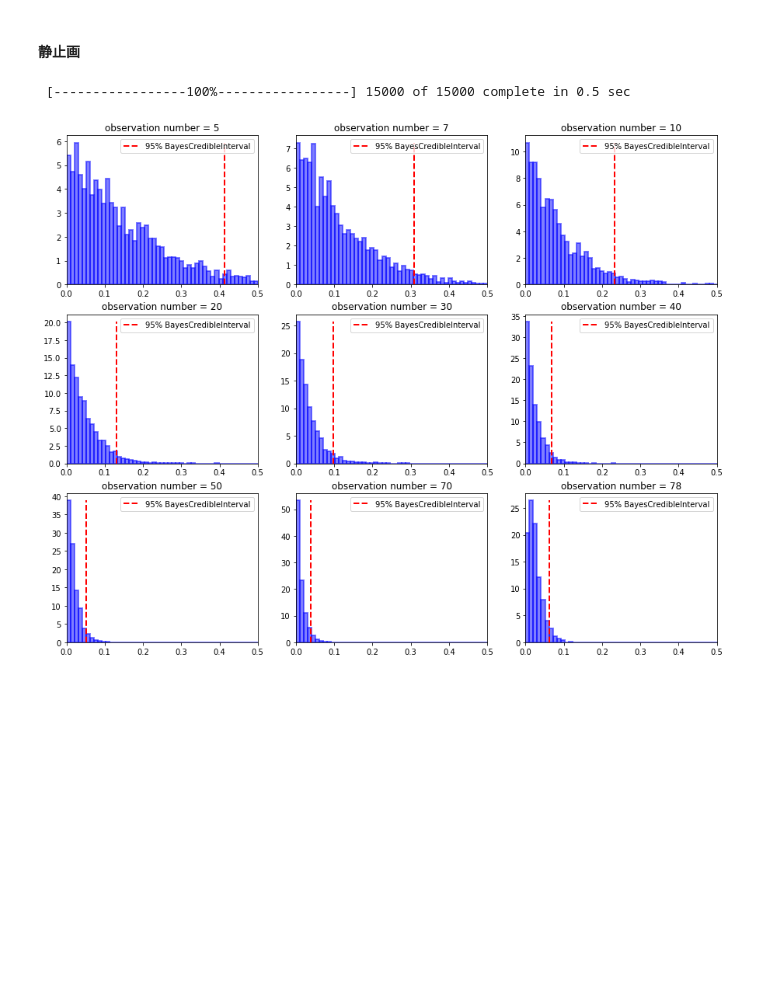
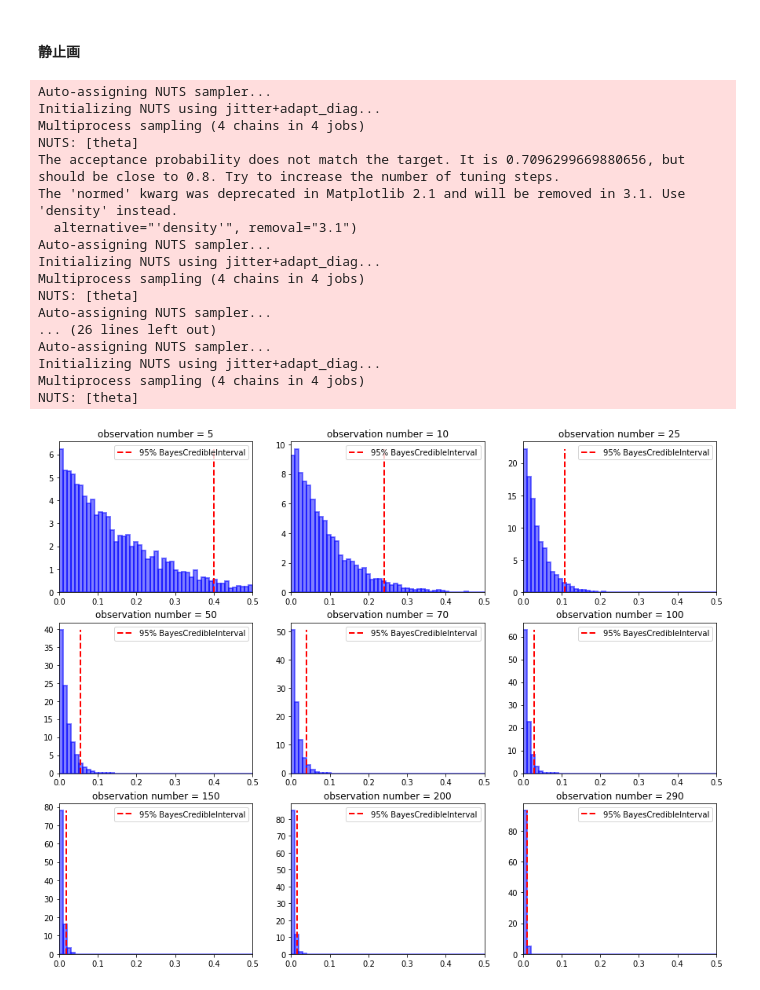
Before and after one commit to tok41/choco-ball-statistics, a Jupyter notebook: analysis/jupyter/estimate-angel-rate.ipynb, the cells around one changed output. Drawn from its saved outputs; the diff is of its cells as text; code cells hidden in the pictures; blank space fills up the shorter version.

```diff
--- a/analysis/jupyter/estimate-angel-rate.ipynb
+++ b/analysis/jupyter/estimate-angel-rate.ipynb
@@ -45,0 +22,4 @@ Shape of MeasurementData(record_num, n_columns) : (78, 13)
+# %%
+data = util.get_data(
+    db_file='../../data/choco-ball.db',
+    filter_str='campaign is not 1 and taste is not 10')
@@ -106,0 +61,23 @@ print("95% BayesCredibleInterval : {}".format(bci))
+# %%
+def getMCMCResult(data, n_sample=2000):
+    """
+    MCMCでエンゼルの出現確率を予測する
+    Args:
+        data:エンゼルの観測結果(array)
+        n_sample:MCMCシミュレーションの回数(integer)
+        n_burn:捨てる数(integer)
+    """
+    with pm.Model() as model_g:
+        #theta = pm.Uniform('theta', lower=0, upper=1) # 一様分布
+        theta = pm.Beta('theta', alpha=1.0, beta=1.0)
+        #theta = pm.Beta('theta', alpha=1, beta=100)
+        obs = pm.Binomial('obs', n=len(data), p=theta, observed=sum(data))
+        #obs = pm.Bernoulli('obs', p=theta, observed=data)
+        start = pm.find_MAP()
+        #step = pm.Metropolis()
+        trace = pm.sample(n_sample, start=start, chains=4)
+        #trace = pm.sample(n_sample, step=step, start=start, chains=4)
+    return trace
+
+trace_g = getMCMCResult(data_angel_g)
+trace_s = getMCMCResult(data_angel_s)
@@ -111,24 +124,40 @@ print("95% BayesCredibleInterval : {}".format(bci))
 # %%
 plt.figure(figsize=(15, 12))
 
 #n_list = [2, 5, 10, 20, 30, 43]
-n_list = [5, 7, 10, 20, 30, 40, 50, 70, 78]
+n_list = [5, 10, 25, 50, 70, 100, 150, 200, 290]
 cnt=0
 
 for n in n_list:
     cnt+=1
     plt.subplot(3,3,cnt)
     p_trace = getMCMCResult(data_angel_g[:n])
-    ret = plt.hist(p_trace, bins=np.linspace(0, 0.5, 50), normed=True,
+    ret = plt.hist(p_trace['theta'], bins=np.linspace(0, 0.5, 50), normed=True,
                    color="#0000FF", alpha=0.5, edgecolor="#0000FF", lw=2)
     plt.xlim([0, 0.5])
-    N = len(p_trace)
-    bci = np.sort(p_trace)[int(N*0.95)]
+    N = len(p_trace['theta'])
+    bci = np.sort(p_trace['theta'])[int(N*0.95)]
     plt.vlines(x=bci, ymin=0, ymax=ret[0].max(), label='95% BayesCredibleInterval',
                color='red', linestyles='--', linewidths=2)
     plt.legend()
     plt.title('observation number = %d'%n)
 #plt.savefig('fig/estimate_angel_rate_silver_20171224.png')
 # %% [output]
- [-----------------100%-----------------] 15000 of 15000 complete in 0.5 sec
+Auto-assigning NUTS sampler...
+Initializing NUTS using jitter+adapt_diag...
+Multiprocess sampling (4 chains in 4 jobs)
+NUTS: [theta]
+The acceptance probability does not match the target. It is 0.7096299669880656, but should be close to 0.8. Try to increase the number of tuning steps.
+The 'normed' kwarg was deprecated in Matplotlib 2.1 and will be removed in 3.1. Use 'density' instead.
+  alternative="'density'", removal="3.1")
+Auto-assigning NUTS sampler...
+Initializing NUTS using jitter+adapt_diag...
+Multiprocess sampling (4 chains in 4 jobs)
+NUTS: [theta]
+Auto-assigning NUTS sampler...
+... (26 lines left out)
+Auto-assigning NUTS sampler...
+Initializing NUTS using jitter+adapt_diag...
+Multiprocess sampling (4 chains in 4 jobs)
+NUTS: [theta]
-[figure, old version]
+[figure, new version]
```
Also changed, not shown: parts of 16 cells of this notebook, 12 other files.
